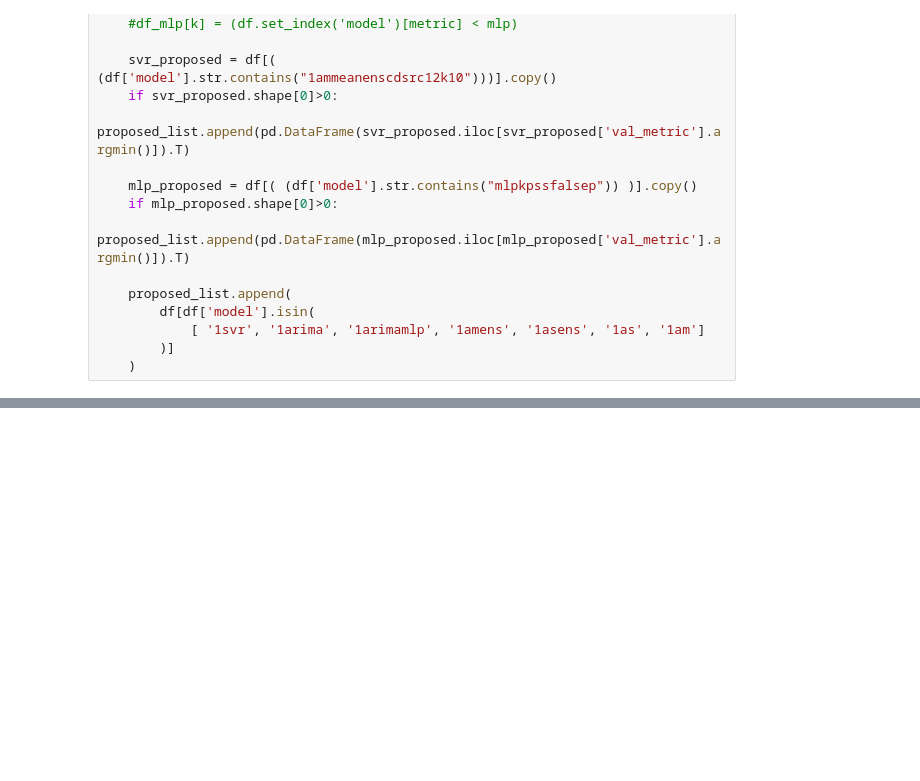
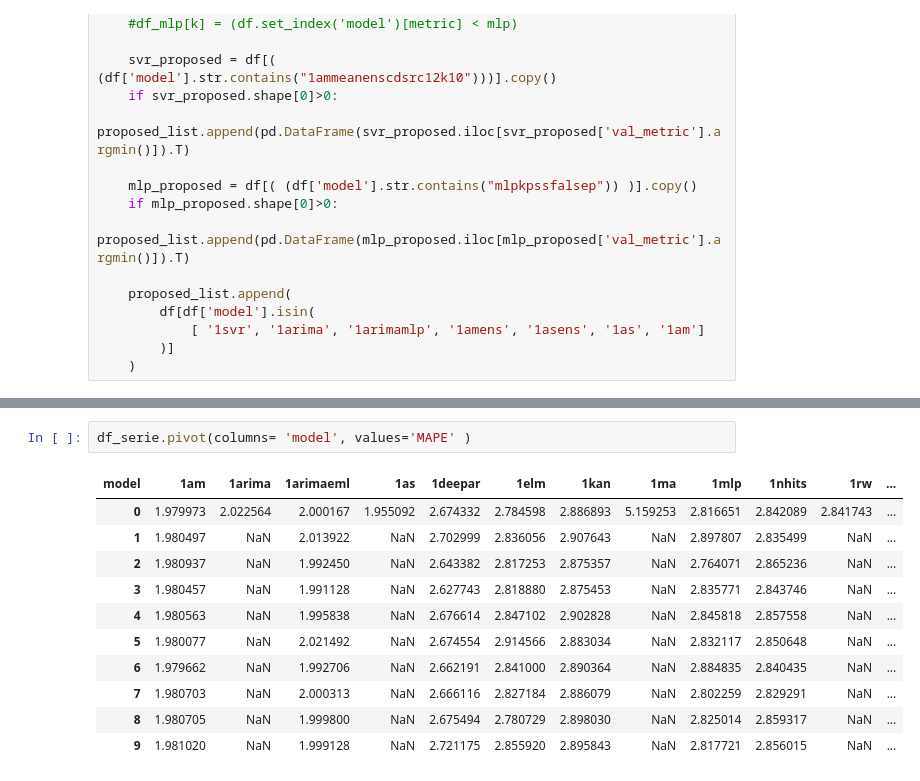
Before and after one commit to domingos108/experiments, a Jupyter notebook: notebook/calculate_metrics_v2.ipynb, the cells around one changed output, grey strips where cells are left out. Drawn from its saved outputs; the diff is of its cells as text; blank space fills up the shorter version.

```diff
--- a/notebook/calculate_metrics_v2.ipynb
+++ b/notebook/calculate_metrics_v2.ipynb
@@ -83,0 +89,14 @@ pd.concat(proposed_list)
+# %%
+df_serie.pivot(columns= 'model', values='MAPE' )
+# %% [output]
+| model | 1am | 1arima | 1arimaeml | 1as | 1deepar | 1elm | 1kan | 1ma | 1mlp | 1nhits | 1rw | ... |
+| 0 | 1.979973 | 2.022564 | 2.000167 | 1.955092 | 2.674332 | 2.784598 | 2.886893 | 5.159253 | 2.816651 | 2.842089 | 2.841743 | ... |
+| 1 | 1.980497 | NaN | 2.013922 | NaN | 2.702999 | 2.836056 | 2.907643 | NaN | 2.897807 | 2.835499 | NaN | ... |
+| 2 | 1.980937 | NaN | 1.992450 | NaN | 2.643382 | 2.817253 | 2.875357 | NaN | 2.764071 | 2.865236 | NaN | ... |
+| 3 | 1.980457 | NaN | 1.991128 | NaN | 2.627743 | 2.818880 | 2.875453 | NaN | 2.835771 | 2.843746 | NaN | ... |
+| 4 | 1.980563 | NaN | 1.995838 | NaN | 2.676614 | 2.847102 | 2.902828 | NaN | 2.845818 | 2.857558 | NaN | ... |
+| 5 | 1.980077 | NaN | 2.021492 | NaN | 2.674554 | 2.914566 | 2.883034 | NaN | 2.832117 | 2.850648 | NaN | ... |
+| 6 | 1.979662 | NaN | 1.992706 | NaN | 2.662191 | 2.841000 | 2.890364 | NaN | 2.884835 | 2.840435 | NaN | ... |
+| 7 | 1.980703 | NaN | 2.000313 | NaN | 2.666116 | 2.827184 | 2.886079 | NaN | 2.802259 | 2.829291 | NaN | ... |
+| 8 | 1.980705 | NaN | 1.999800 | NaN | 2.675494 | 2.780729 | 2.898030 | NaN | 2.825014 | 2.859317 | NaN | ... |
+| 9 | 1.981020 | NaN | 1.999128 | NaN | 2.721175 | 2.855920 | 2.895843 | NaN | 2.817721 | 2.856015 | NaN | ... |
```
Also changed, not shown: parts of 6 cells of this notebook, 5 other files.
